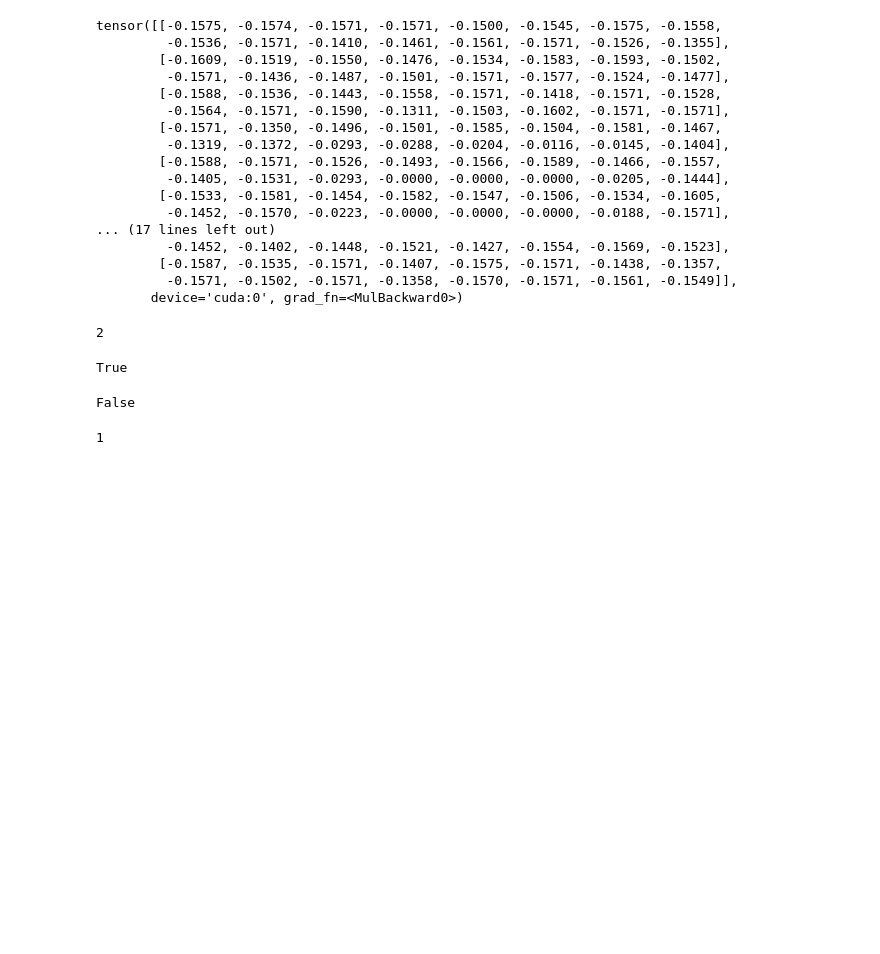
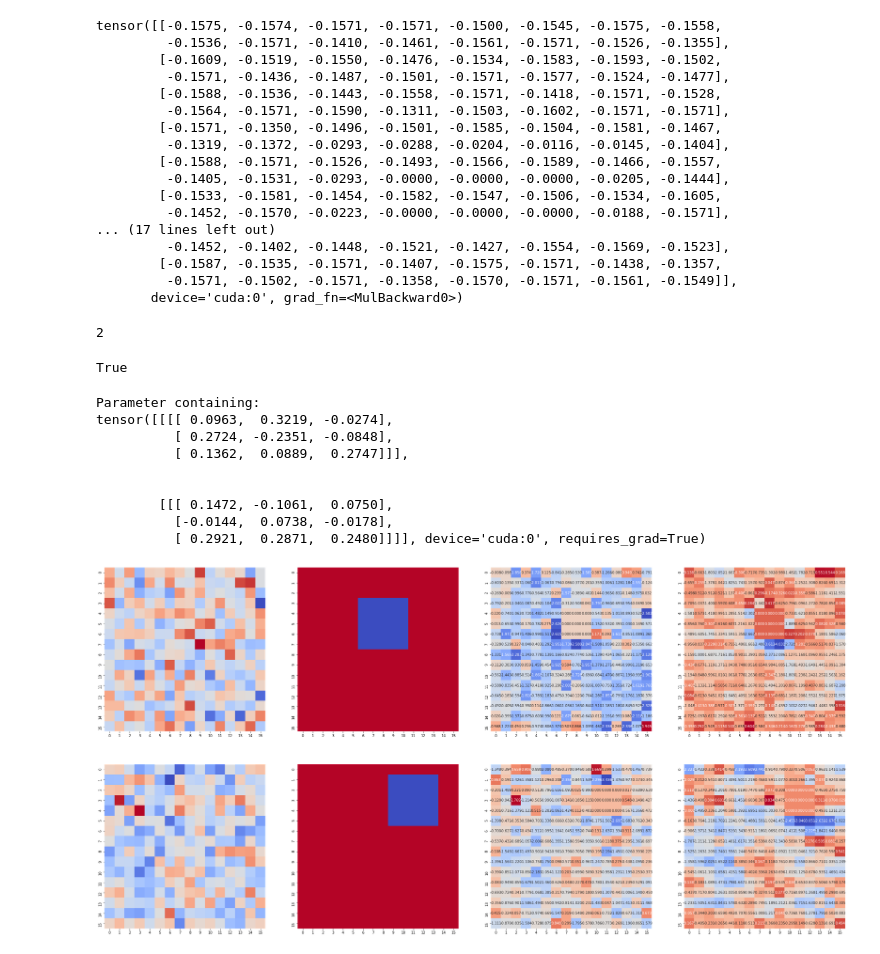
Before and after one commit to AustinXY/pconv-toy, a Jupyter notebook: pconv-toy.ipynb, the cells around one changed output. Drawn from its saved outputs; the diff is of its cells as text; code cells hidden in the pictures; blank space fills up the shorter version.

```diff
--- a/pconv-toy.ipynb
+++ b/pconv-toy.ipynb
@@ -370,21 +538,29 @@ criterion_one = nn.BCELoss().cuda()
 # %%
-def amshow(input, activation_maps):
+def amshow(input, mask_in, activation_maps):
     b, c, h, w = activation_maps.size()
     if b > 5:
         b = 5
-    if c > 8:
-        c = 8
-    fs = 3
+    if c > 5:
+        c = 5
+    fs = 2
     fh = b * fs
-    fw = c * fs
-    fig, axs = plt.subplots(b, c + 1, figsize=(fw, fh))
+    fw = (c + 2) * fs
+    fig, axs = plt.subplots(b, c + 2, figsize=(fw, fh))
     for b_i in range(b):
         im = input[b_i][0].detach().cpu().numpy()
-        axs[b_i, 0].imshow(im, cmap='coolwarm')
+        # axs[b_i, 0].imshow(im, cmap='coolwarm')
+        sns.heatmap(im, cmap='coolwarm', cbar=False, annot=False, fmt=".3f", ax=axs[b_i, 0])
+        if mask_in is None:
+            mk = np.ones((h, w))
+        else:
+            mk = mask_in[b_i][0].detach().cpu().numpy()
+        # axs[b_i, 1].imshow(mk, cmap='coolwarm')
+        sns.heatmap(mk, cmap='coolwarm', cbar=False, annot=False, fmt=".3f", ax=axs[b_i, 1])
         for c_i in range(c):
             am = activation_maps[b_i][c_i].detach().cpu().numpy()
             # sns.despine(left=True)
-            # sns.heatmap(am, cmap='coolwarm', cbar=False, annot=False, fmt=".3f", ax=axes[b_i, c_i])
-            axs[b_i, c_i + 1].imshow(am, cmap='coolwarm')
+            sns.heatmap(am, cmap='coolwarm', cbar=False, annot=False, fmt=".3f", ax=axs[b_i, c_i+2])
+            # axs[b_i, c_i + 2].imshow(am, cmap='coolwarm')
             # am = activation_maps[b]
             # ax.plot
+    plt.savefig('1p.png')
@@ -633,12 +714,23 @@ def ttt():
 amflag
 # %% [output]
 True
-# %%
-ttt()
-amflag
-# %% [output]
-False
-# %%
-9//8
-# %% [output]
-1
+# %%
+input = torch.ones(2,1,16,16).normal_(-1,1).cuda()
+im, mask_in = prepare_data(2, 5)
+# %%
+conv = PartialConv2d(1,2,3,1,1,bias=False).cuda()
+# %%
+output, _ = conv(input, mask_in)
+amshow(input, mask_in, output)
+print(conv.weight)
+# %% [output]
+Parameter containing:
+tensor([[[[ 0.0963,  0.3219, -0.0274],
+          [ 0.2724, -0.2351, -0.0848],
+          [ 0.1362,  0.0889,  0.2747]]],
+
+
+        [[[ 0.1472, -0.1061,  0.0750],
+          [-0.0144,  0.0738, -0.0178],
+          [ 0.2921,  0.2871,  0.2480]]]], device='cuda:0', requires_grad=True)
+[figure, added]
```
Also changed, not shown: parts of 18 cells of this notebook.
